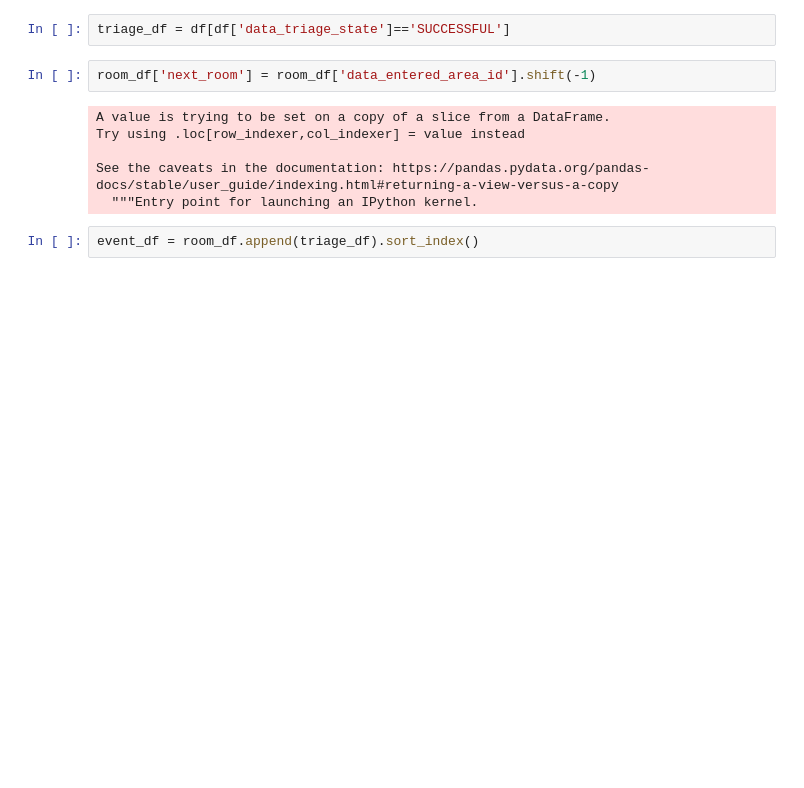
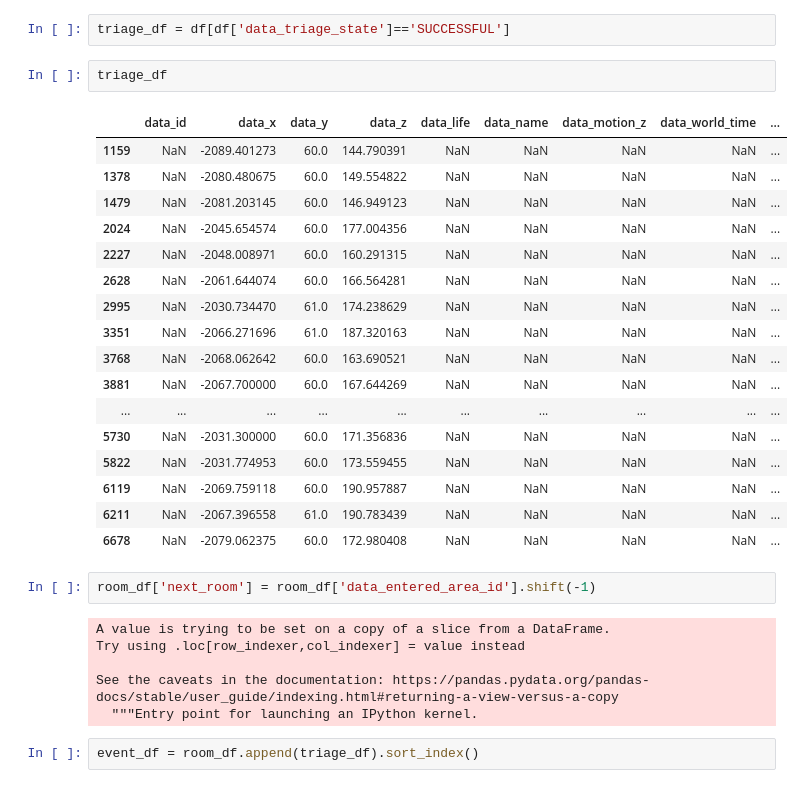
Before and after one commit to GallupGovt/ASIST, a Jupyter notebook: Python/Untitled.ipynb, the cells around one changed output. Drawn from its saved outputs; the diff is of its cells as text; blank space fills up the shorter version.

```diff
--- a/Python/Untitled.ipynb
+++ b/Python/Untitled.ipynb
@@ -107,5 +139,25 @@ room_df
 # %%
 triage_df = df[df['data_triage_state']=='SUCCESSFUL']
+# %%
+triage_df
+# %% [output]
+|  | data_id | data_x | data_y | data_z | data_life | data_name | data_motion_z | data_world_time | ... |
+| 1159 | NaN | -2089.401273 | 60.0 | 144.790391 | NaN | NaN | NaN | NaN | ... |
+| 1378 | NaN | -2080.480675 | 60.0 | 149.554822 | NaN | NaN | NaN | NaN | ... |
+| 1479 | NaN | -2081.203145 | 60.0 | 146.949123 | NaN | NaN | NaN | NaN | ... |
+| 2024 | NaN | -2045.654574 | 60.0 | 177.004356 | NaN | NaN | NaN | NaN | ... |
+| 2227 | NaN | -2048.008971 | 60.0 | 160.291315 | NaN | NaN | NaN | NaN | ... |
+| 2628 | NaN | -2061.644074 | 60.0 | 166.564281 | NaN | NaN | NaN | NaN | ... |
+| 2995 | NaN | -2030.734470 | 61.0 | 174.238629 | NaN | NaN | NaN | NaN | ... |
+| 3351 | NaN | -2066.271696 | 61.0 | 187.320163 | NaN | NaN | NaN | NaN | ... |
+| 3768 | NaN | -2068.062642 | 60.0 | 163.690521 | NaN | NaN | NaN | NaN | ... |
+| 3881 | NaN | -2067.700000 | 60.0 | 167.644269 | NaN | NaN | NaN | NaN | ... |
+| ... | ... | ... | ... | ... | ... | ... | ... | ... | ... |
+| 5730 | NaN | -2031.300000 | 60.0 | 171.356836 | NaN | NaN | NaN | NaN | ... |
+| 5822 | NaN | -2031.774953 | 60.0 | 173.559455 | NaN | NaN | NaN | NaN | ... |
+| 6119 | NaN | -2069.759118 | 60.0 | 190.957887 | NaN | NaN | NaN | NaN | ... |
+| 6211 | NaN | -2067.396558 | 61.0 | 190.783439 | NaN | NaN | NaN | NaN | ... |
+| 6678 | NaN | -2079.062375 | 60.0 | 172.980408 | NaN | NaN | NaN | NaN | ... |
 # %%
 room_df['next_room'] = room_df['data_entered_area_id'].shift(-1)
 # %% [output]
```
Also changed, not shown: parts of 15 cells of this notebook, 8 other files.
